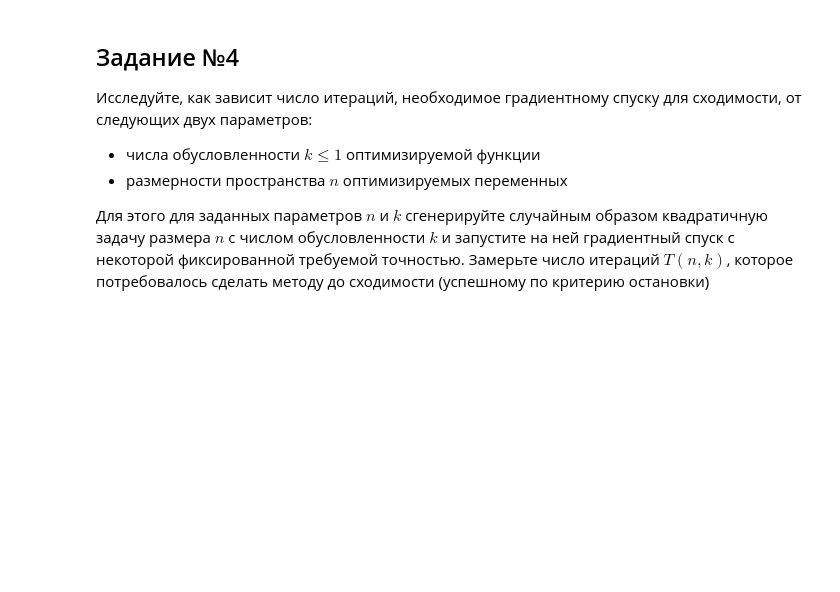
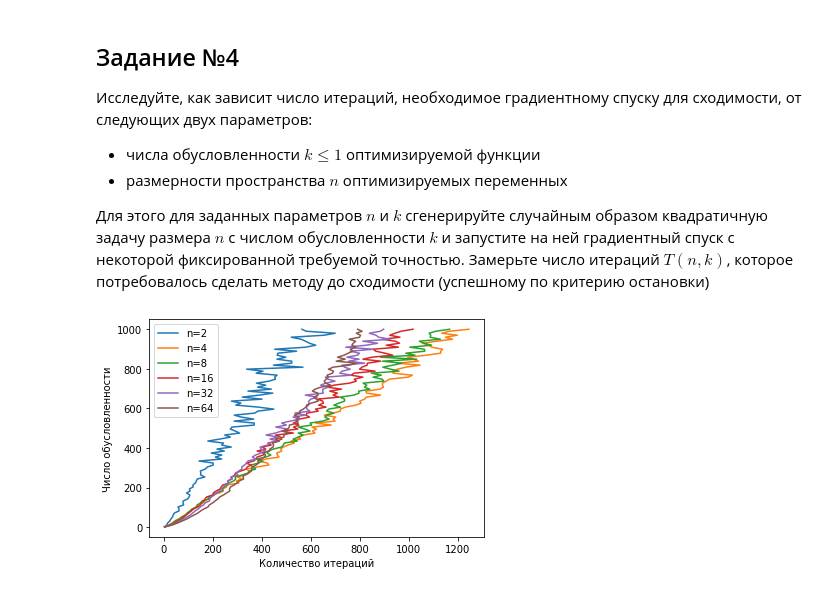
Before and after one commit to CaelmBleidd/optimization_methods, a Jupyter notebook: lab1.ipynb, the cells around one changed output. Saved outputs shown, nothing was run; the diff lists cells and outputs as text; code cells hidden in the pictures; blank space fills up the shorter version.

```diff
--- a/lab1.ipynb
+++ b/lab1.ipynb
@@ -266,9 +267,11 @@ def gradient_descent(function, function_grad, cur_arg, step_calculation_method,
         gradient_step = step_calculation_method(function, cur_grad, cur_arg)
         next_arg = cur_arg - gradient_step * cur_grad
         gradient_trace.append(next_arg)
+        cur_value = function(cur_arg)
         cur_arg = next_arg
 
-        if numpy.linalg.norm(cur_grad) < eps:
+        # if numpy.linalg.norm(cur_grad) < eps or abs(function(next_arg) - cur_value) < eps:
+        if abs(function(next_arg) - cur_value) < eps:
             return gradient_trace
 # %%
 def linear_step_calculation_method(method):
@@ -422,20 +425,43 @@ Answer = [-5.83333333e-01  4.22113616e-09]
 
 Для этого для заданных параметров $n$ и $k$ сгенерируйте случайным образом квадратичную задачу размера $n$ с числом обусловленности $k$ и запустите на ней градиентный спуск с некоторой фиксированной требуемой точностью. Замерьте число итераций $T(n, k)$, которое потребовалось сделать методу до сходимости (успешному по критерию остановки)
 # %%
-n_list = [1, 2, 4, 8, 16, 32, 64]
-linspace = np.linspace(1, 1000, 200)
+n_list = [2, 4, 8, 16, 32, 64]
+linspace = np.linspace(1, 1000, 100)
 # %%
 def create_matrix(condition_number, n):
+    r = np.sqrt(condition_number)
     matrix = np.random.randn(n, n)
-    matrix = matrix + matrix.T
     u, s, v = np.linalg.svd(matrix)
 
     # s -- sorted, The condition number is the ratio between
     # the first and last diagonal entries in matrix s
     first_sing_value, last_sing_value = s[0], s[-1]
 
-    s = first_sing_value * (1 - ((condition_number - 1) / condition_number) * (first_sing_value - s) / (first_sing_value - last_sing_value))
+    s = first_sing_value * (1 - ((r - 1) / r) * (first_sing_value - s) / (first_sing_value - last_sing_value))
     b = (u * s) @ v.T
+    b = b @ b.T
     res = np.linalg.cond(b)
     assert np.isclose(res, condition_number)
     return b
+# %%
+def iterations(cond_number, n):
+    res = 0
+    for _ in range(20):
+        A = create_matrix(cond_number, n)
+        b = np.random.randn(len(A))
+        init_x = np.random.randn(len(A))
+        f = lambda x: x.dot(A).dot(x) - b.dot(x)
+        f_grad = lambda x: (A + A.T).dot(x) - b
+        res += (len(gradient_descent(f, f_grad, init_x, linear_step_calculation_method(fibonacci))))
+    return res / 20
+# %%
+plt.figure()
+for n in tqdm(n_list):
+    iterations_numbers = [iterations(i, n) for i in tqdm(linspace)]
+    plt.plot(iterations_numbers, linspace, label='n={}'.format(n))
+plt.xlabel('Количество итераций')
+plt.ylabel('Число обусловленности')
+plt.legend()
+plt.show()
+# %% [output]
+[figure, added]
```
Also changed, not shown: parts of 3 cells of this notebook.
